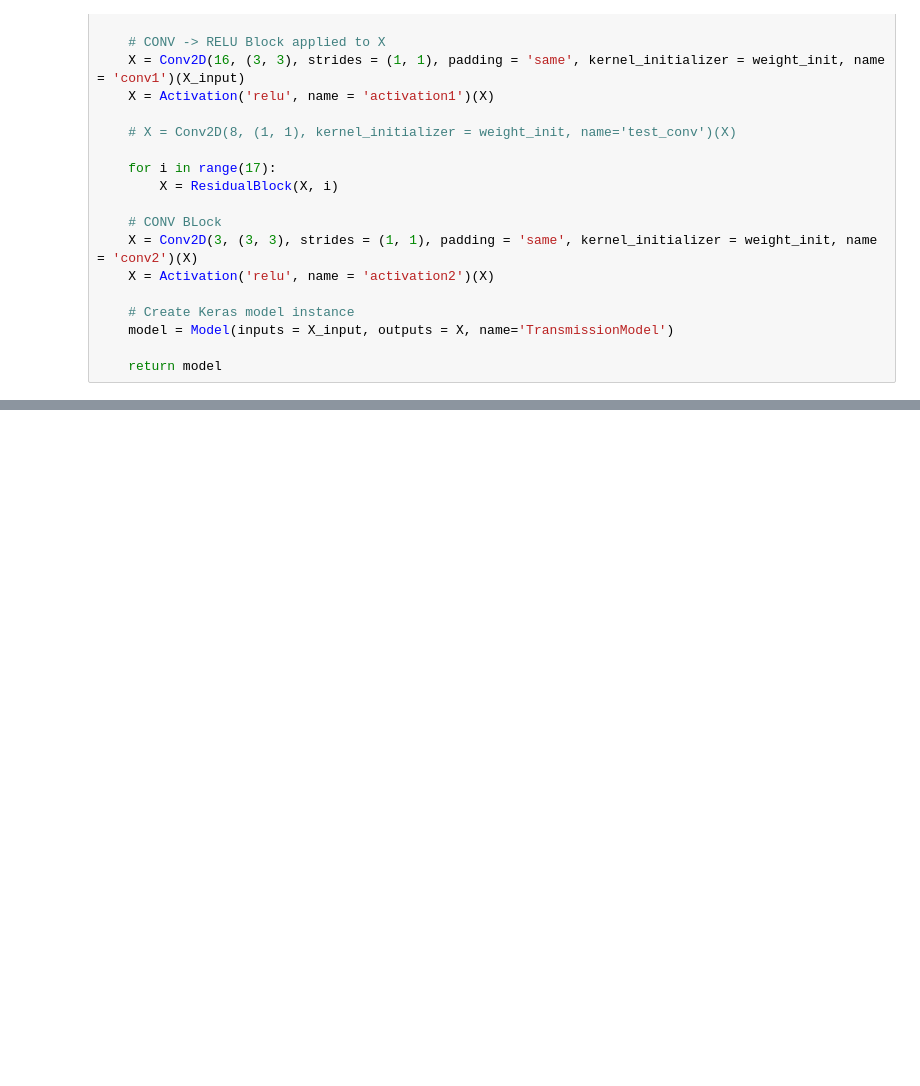
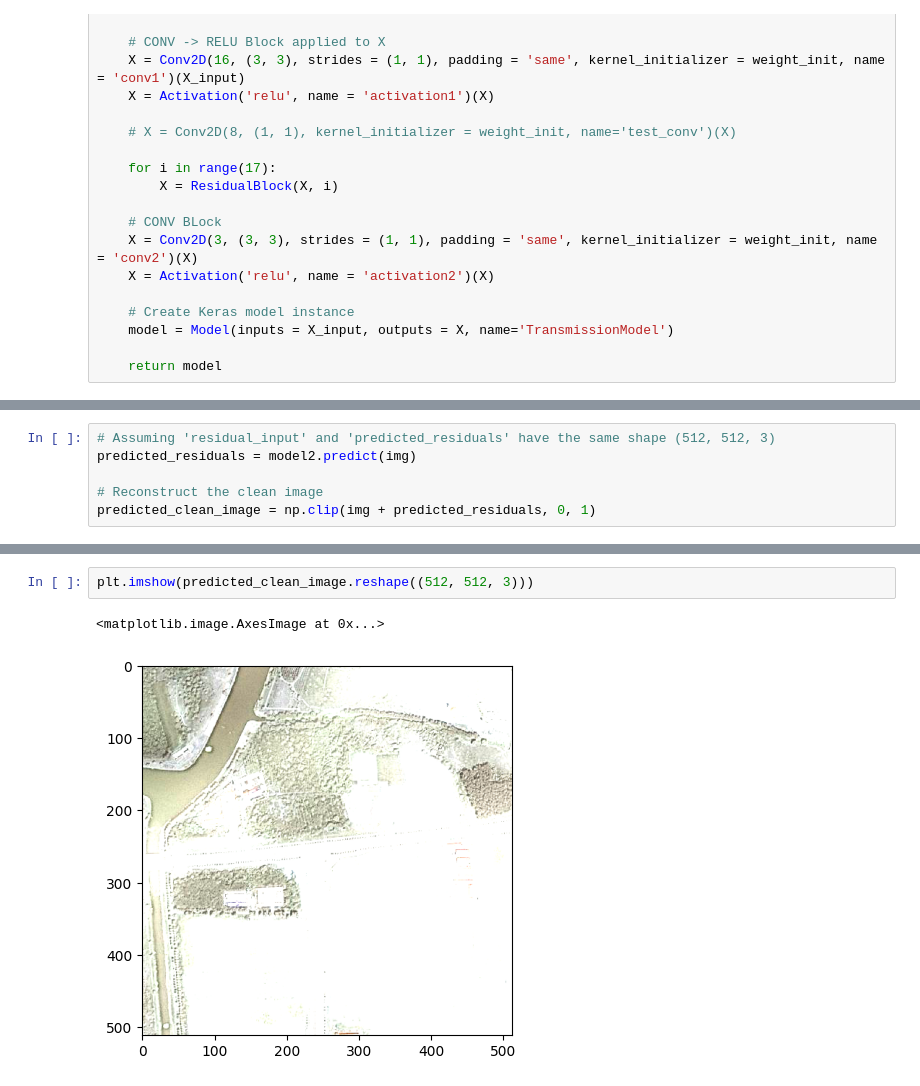
Before and after one commit to flameberry/Dehazing, a Jupyter notebook: src/ResNet/resnet.ipynb, the cells around one changed output, grey strips where cells are left out. Saved outputs shown, nothing was run; the diff lists cells and outputs as text; blank space fills up the shorter version.

```diff
--- a/src/ResNet/resnet.ipynb
+++ b/src/ResNet/resnet.ipynb
@@ -177,0 +225,6 @@ Epoch 1/10
+# %%
+# Assuming 'residual_input' and 'predicted_residuals' have the same shape (512, 512, 3)
+predicted_residuals = model2.predict(img)
+
+# Reconstruct the clean image
+predicted_clean_image = np.clip(img + predicted_residuals, 0, 1)
@@ -177,0 +253,5 @@ Epoch 1/10
+# %%
+plt.imshow(predicted_clean_image.reshape((512, 512, 3)))
+# %% [output]
+<matplotlib.image.AxesImage at 0x...>
+[figure, added]
```
Also changed, not shown: parts of 12 cells of this notebook, 14 other files.
